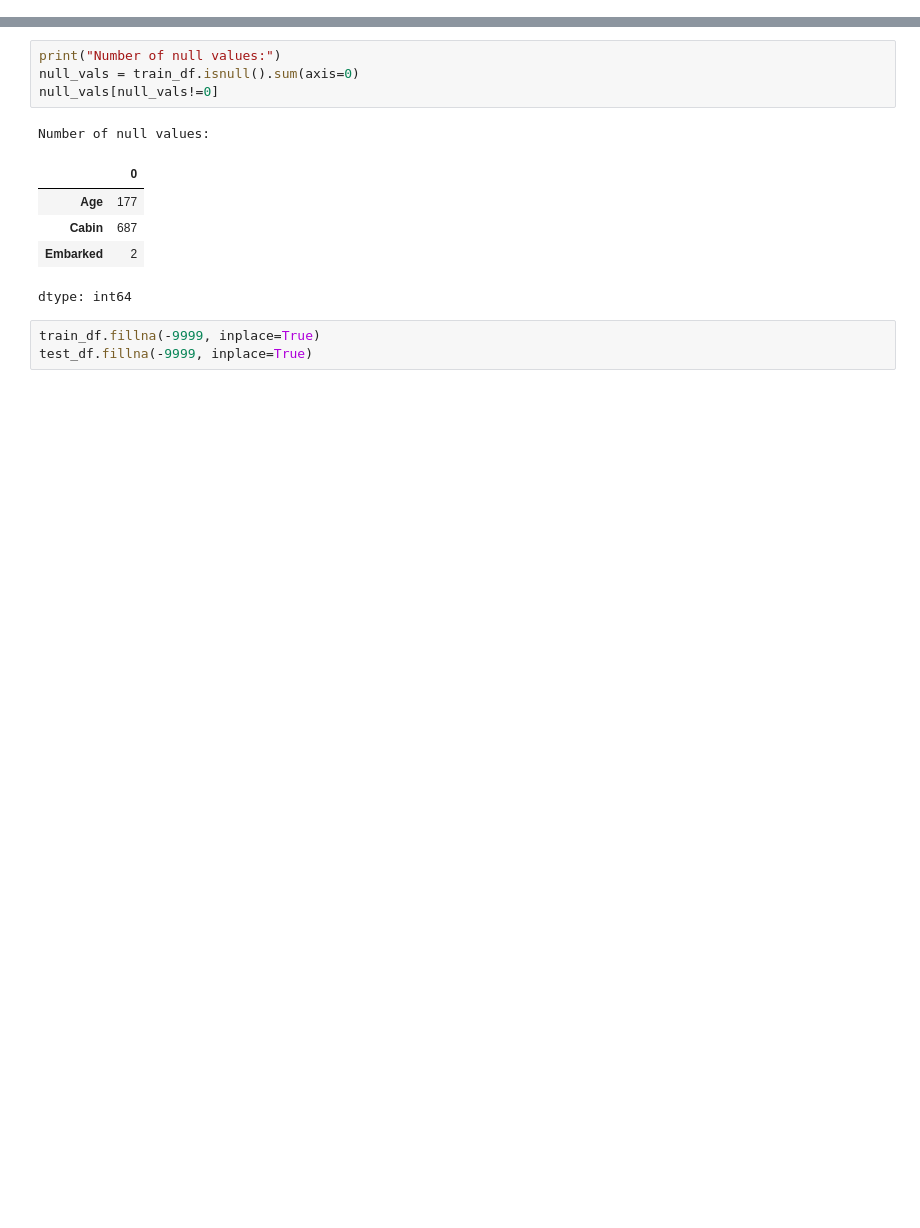
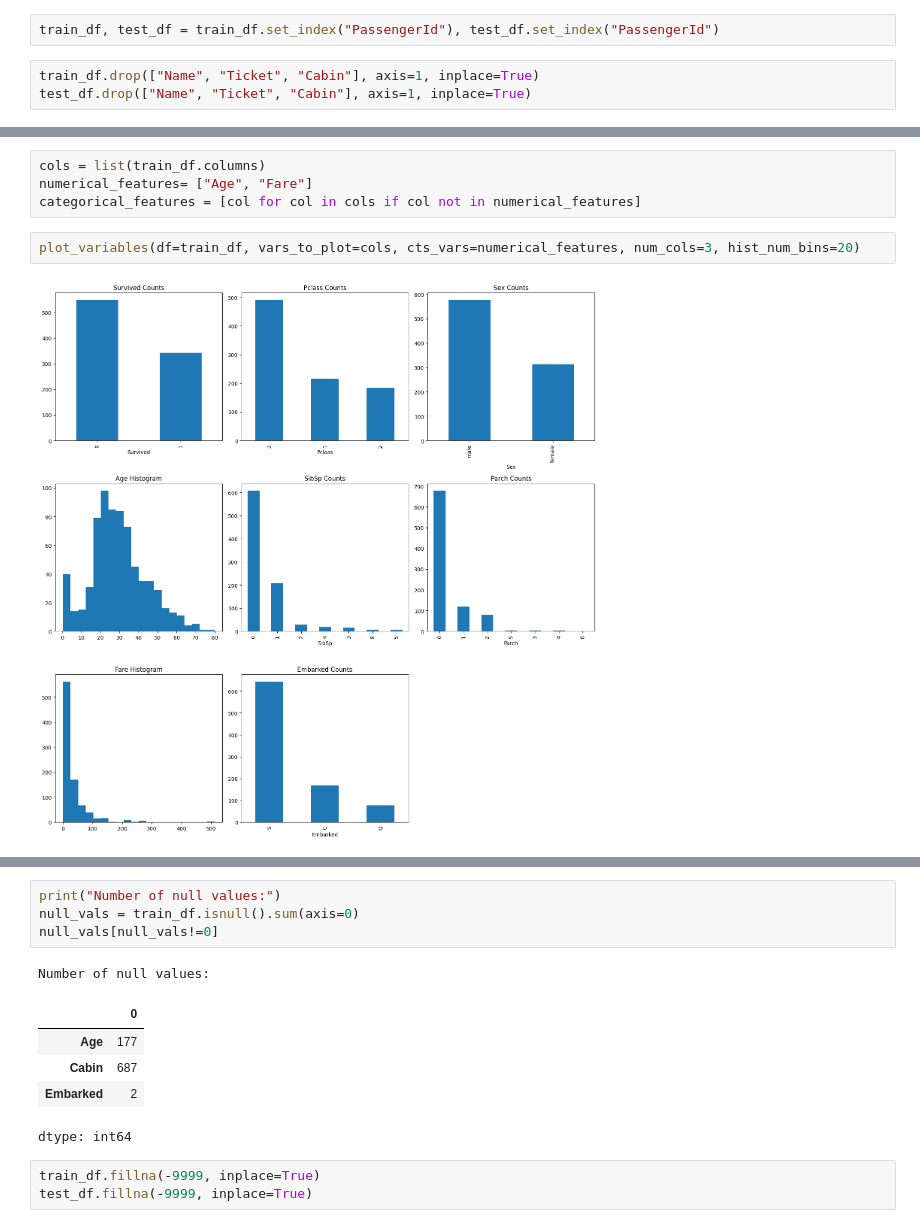
Before and after one commit to ariahosseini/TradML, a Jupyter notebook: ML_CatBoost_ProjOne.ipynb, the cells around one changed output, grey strips where cells are left out. Cells and saved outputs as stored; diff of their text form; blank space fills up the shorter version.

```diff
--- a/ML_CatBoost_ProjOne.ipynb
+++ b/ML_CatBoost_ProjOne.ipynb
@@ -107,0 +74,5 @@ Embarked : 3
+# %%
+train_df, test_df = train_df.set_index("PassengerId"), test_df.set_index("PassengerId")
+# %%
+train_df.drop(["Name", "Ticket", "Cabin"], axis=1, inplace=True)
+test_df.drop(["Name", "Ticket", "Cabin"], axis=1, inplace=True)
@@ -107,0 +124,8 @@ Embarked : 3
+# %%
+cols = list(train_df.columns)
+numerical_features= ["Age", "Fare"]
+categorical_features = [col for col in cols if col not in numerical_features]
+# %%
+plot_variables(df=train_df, vars_to_plot=cols, cts_vars=numerical_features, num_cols=3, hist_num_bins=20)
+# %% [output]
+[figure, added]
```
Also changed, not shown: parts of 60 cells of this notebook.
